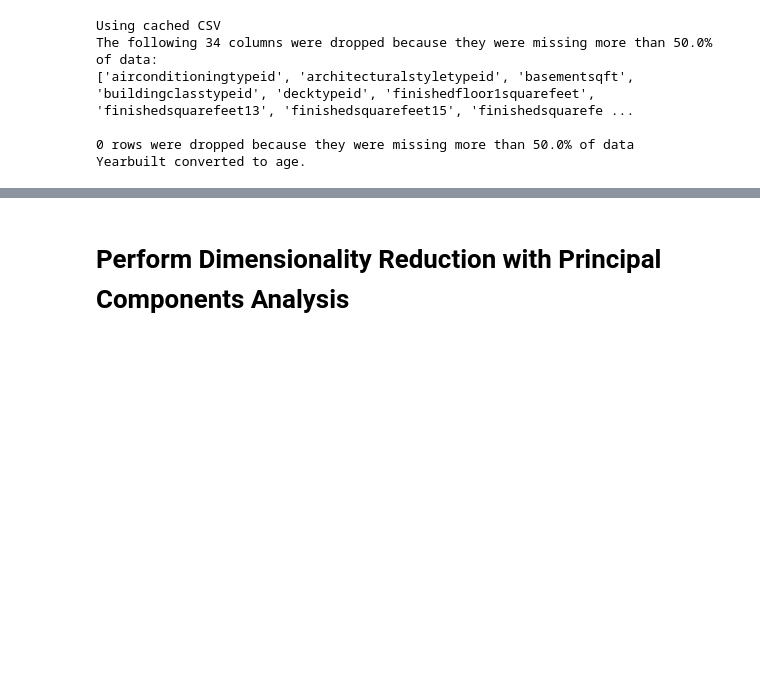
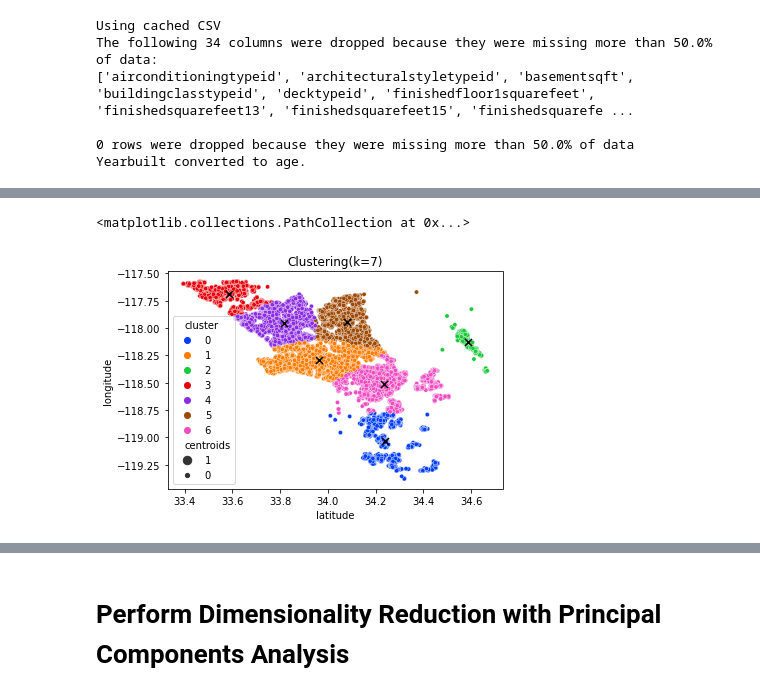
Before and after one commit to nicholas-dougherty/clustering-project, a Jupyter notebook: modeling.ipynb, the cells around one changed output, grey strips where cells are left out. Cells and saved outputs as stored; diff of their text form; code cells hidden in the pictures; blank space fills up the shorter version.

```diff
--- a/modeling.ipynb
+++ b/modeling.ipynb
@@ -55,0 +93,16 @@ Index(['bathroomcnt', 'bedroomcnt', 'calculatedfinishedsquarefeet', 'latitude',
+# %%
+k = 7
+model = cluster.KMeans(n_clusters=k, init='k-means++')
+X = X_train[["latitude","longitude"]]
+## clustering
+dtf_X = X.copy()
+dtf_X["cluster"] = model.fit_predict(X)
+## find real centroids
+closest, distances = scipy.cluster.vq.vq(model.cluster_centers_,
+                     dtf_X.drop("cluster", axis=1).values)
+dtf_X["centroids"] = 0
+for i in closest:
+    dtf_X["centroids"].iloc[i] = 1
+## add clustering info to the original dataset
+X_train[["cluster","centroids"]] = dtf_X[["cluster","centroids"]]
+X_train.sample(5)
@@ -55,0 +122,13 @@ Index(['bathroomcnt', 'bedroomcnt', 'calculatedfinishedsquarefeet', 'latitude',
+# %%
+## plot
+fig, ax = plt.subplots()
+sns.scatterplot(x="latitude", y="longitude", data=X_train,
+                palette=sns.color_palette("bright",k),
+                hue='cluster', size="centroids", size_order=[1,0],
+                legend="brief", ax=ax).set_title('Clustering(k='+str(k)+')')
+th_centroids = model.cluster_centers_
+ax.scatter(th_centroids[:,0], th_centroids[:,1], s=50, c='black',
+           marker="x")
+# %% [output]
+<matplotlib.collections.PathCollection at 0x...>
+[figure, added]
```
Also changed, not shown: parts of 28 cells of this notebook, 2 other files.
